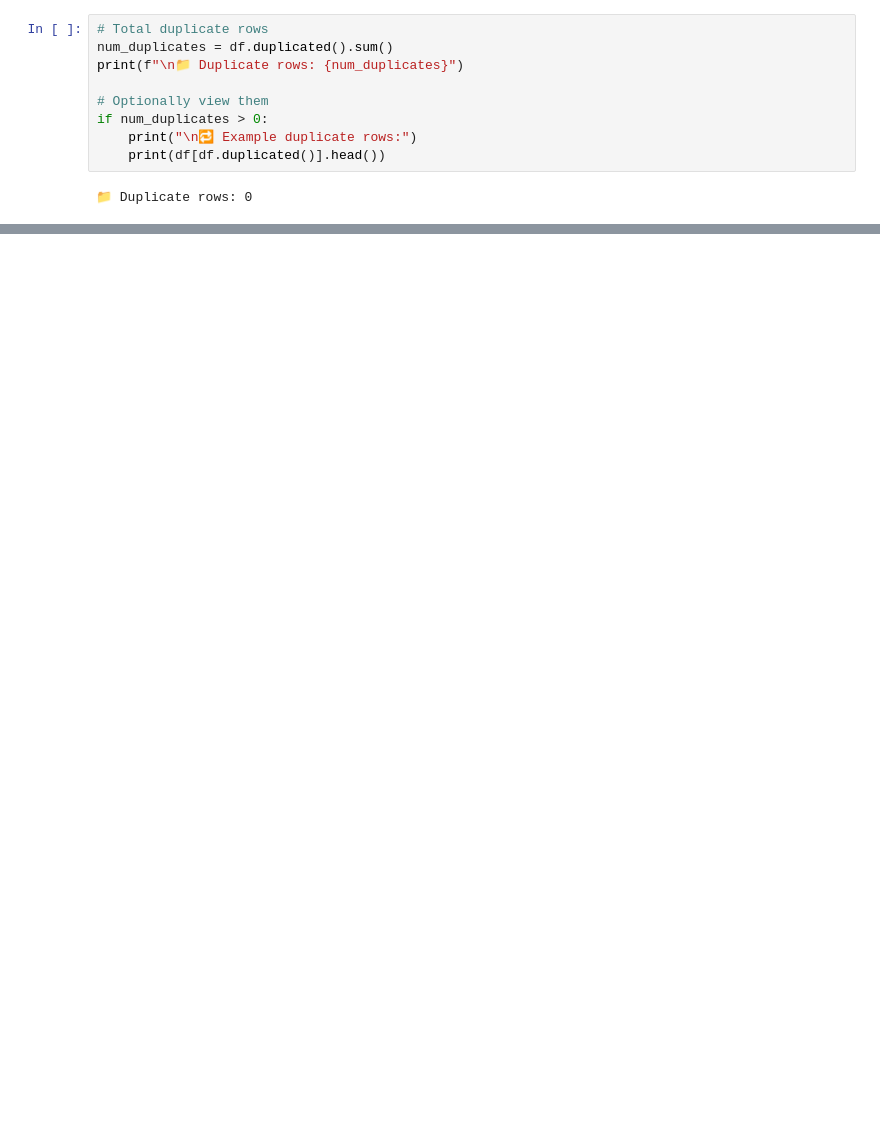
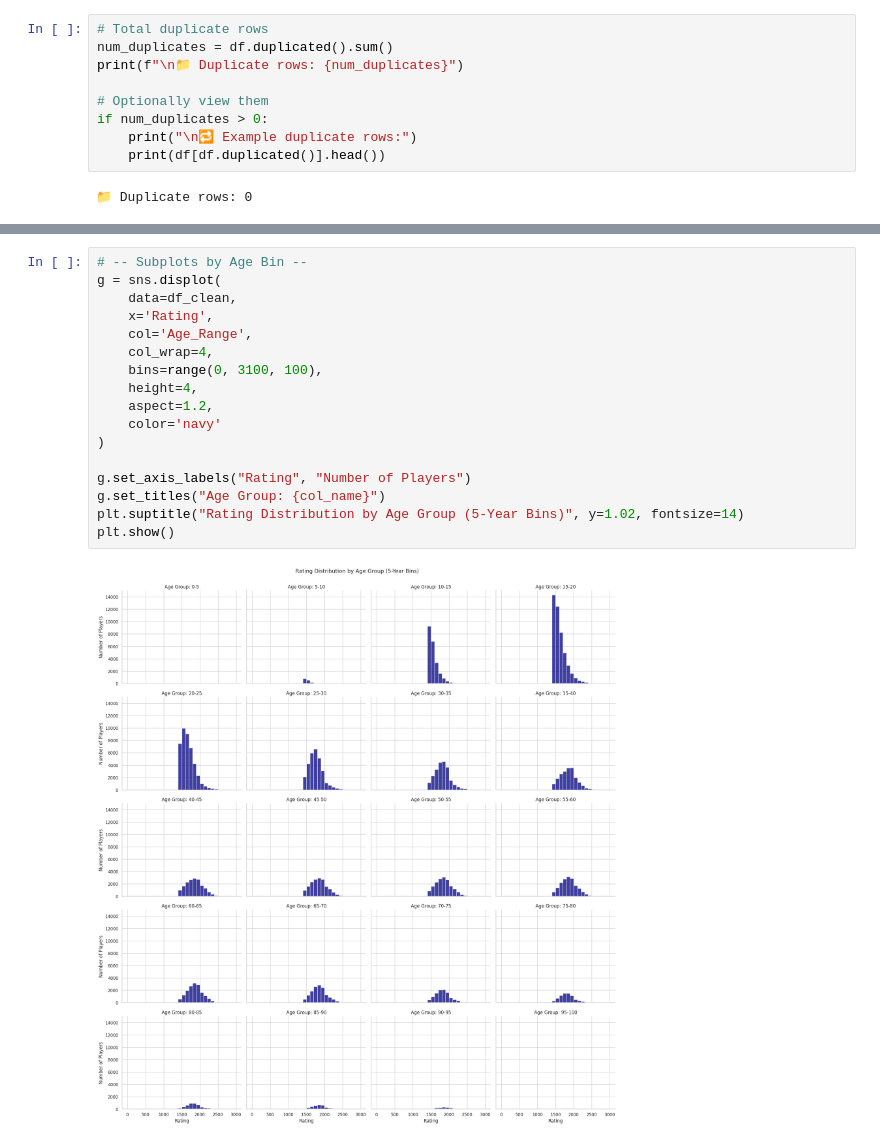
Before and after one commit to alpucala/notebooks, a Jupyter notebook: Chess_FIDE.ipynb, the cells around one changed output, grey strips where cells are left out. Cells and saved outputs as stored; diff of their text form; blank space fills up the shorter version.

```diff
--- a/Chess_FIDE.ipynb
+++ b/Chess_FIDE.ipynb
@@ -378,0 +396,19 @@ dtype: float64
+# %%
+# -- Subplots by Age Bin --
+g = sns.displot(
+    data=df_clean,
+    x='Rating',
+    col='Age_Range',
+    col_wrap=4,
+    bins=range(0, 3100, 100),
+    height=4,
+    aspect=1.2,
+    color='navy'
+)
+
+g.set_axis_labels("Rating", "Number of Players")
+g.set_titles("Age Group: {col_name}")
+plt.suptitle("Rating Distribution by Age Group (5-Year Bins)", y=1.02, fontsize=14)
+plt.show()
+# %% [output]
+[figure, added]
```
Also changed, not shown: parts of 16 cells of this notebook.
